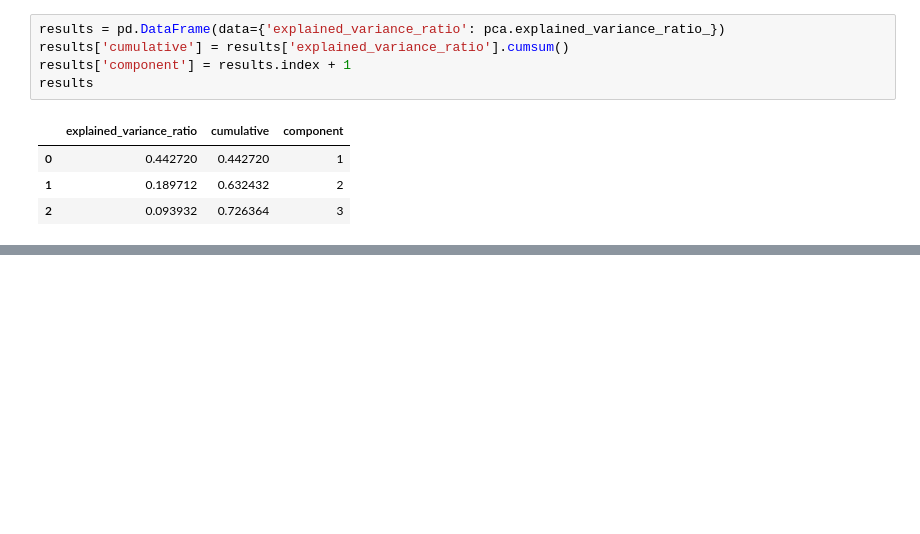
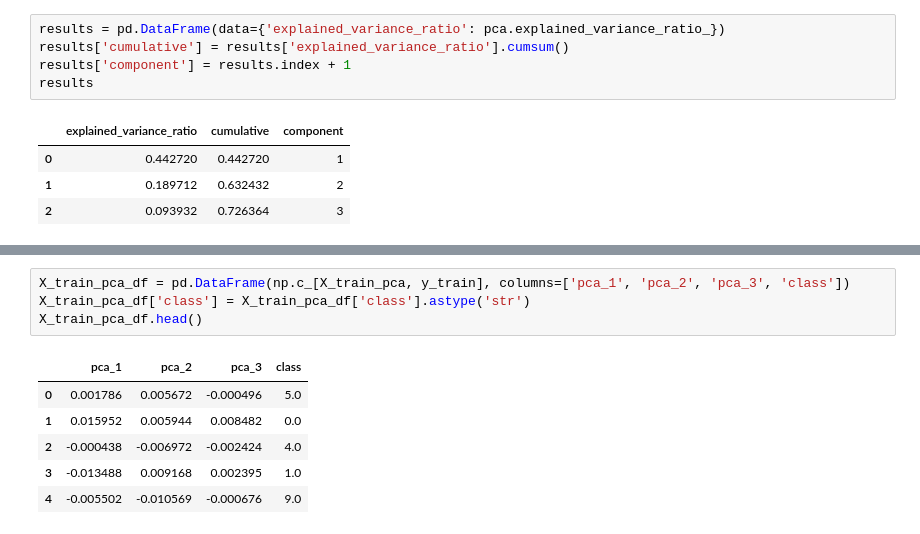
Before and after one commit to BuczynskiRafal/ML, a Jupyter notebook: unsupervised/08_pca_examples.ipynb, the cells around one changed output, grey strips where cells are left out. Cells and saved outputs as stored; diff of their text form; blank space fills up the shorter version.

```diff
--- a/unsupervised/08_pca_examples.ipynb
+++ b/unsupervised/08_pca_examples.ipynb
@@ -147,0 +251,11 @@ px.scatter_3d(pca_3, x='pca_1', y='pca_2', z='pca_3', color='class', symbol='cla
+# %%
+X_train_pca_df = pd.DataFrame(np.c_[X_train_pca, y_train], columns=['pca_1', 'pca_2', 'pca_3', 'class'])
+X_train_pca_df['class'] = X_train_pca_df['class'].astype('str')
+X_train_pca_df.head()
+# %% [output]
+|  | pca_1 | pca_2 | pca_3 | class |
+| 0 | 0.001786 | 0.005672 | -0.000496 | 5.0 |
+| 1 | 0.015952 | 0.005944 | 0.008482 | 0.0 |
+| 2 | -0.000438 | -0.006972 | -0.002424 | 4.0 |
+| 3 | -0.013488 | 0.009168 | 0.002395 | 1.0 |
+| 4 | -0.005502 | -0.010569 | -0.000676 | 9.0 |
```
Also changed, not shown: parts of 17 cells of this notebook.
